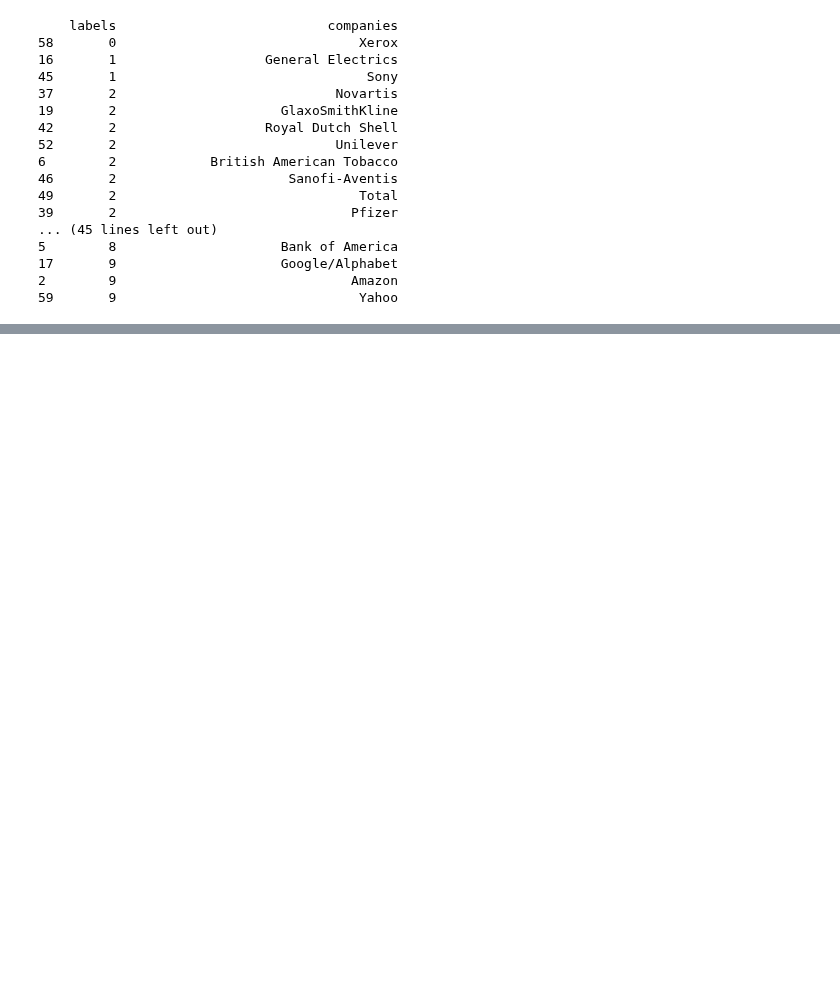
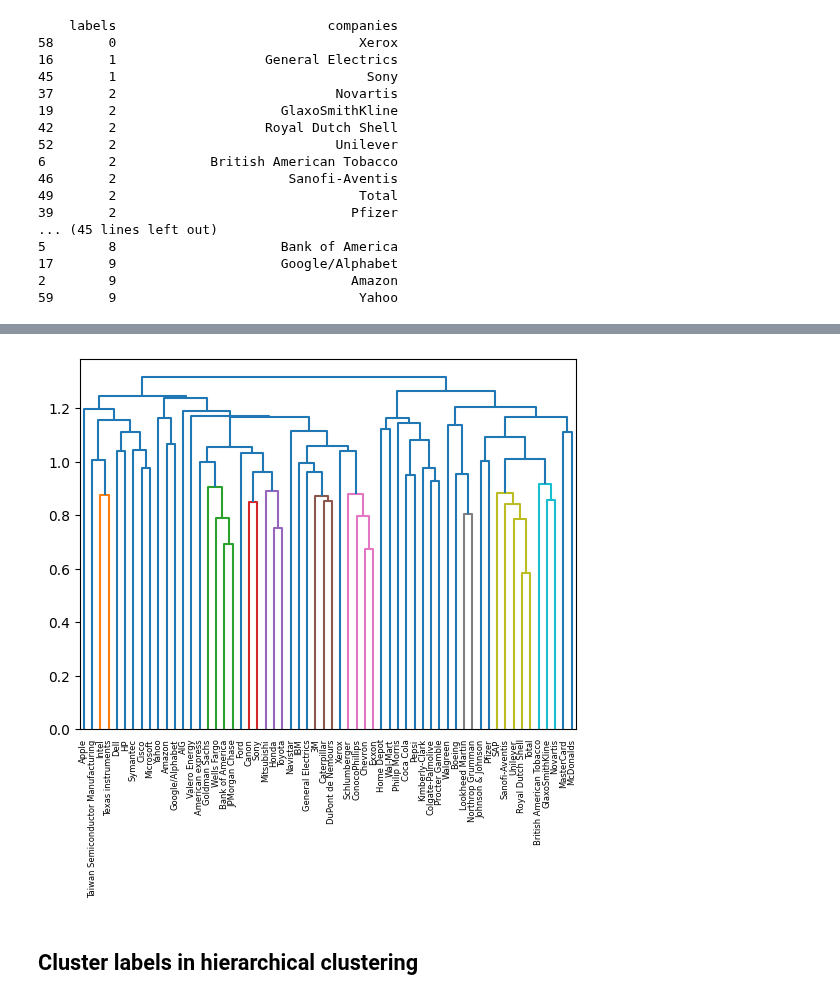
Before and after one commit to kesant/machine-learning-projects, a Jupyter notebook: Unsupervised learning/unsupervised_learning.ipynb, the cells around one changed output, grey strips where cells are left out. Drawn from its saved outputs; the diff is of its cells as text; code cells hidden in the pictures; blank space fills up the shorter version.

Commit message:
se realizaron ejemplos de visualizacion de datos usando herarchical clustering and TSNE

```diff
--- a/Unsupervised learning/unsupervised_learning.ipynb
+++ b/Unsupervised learning/unsupervised_learning.ipynb
@@ -277,0 +324,27 @@ print(df.sort_values(by="labels"))
+# %%
+df=pd.read_csv("./dataset/company-stock-movements-2010-2015-incl.csv")
+companies=df.iloc[:,0].copy()
+movements=df.iloc[:,1:].copy()
+# %%
+# Normalizar los movimientos
+normalized_movements = normalize(movements)
+
+# Calcular el enlace
+mergings = linkage(normalized_movements, method='complete')
+
+# Convertir companies a lista
+companies_list = companies.tolist()
+
+# Graficar el dendrograma
+dendrogram(mergings,
+           labels=companies_list,
+           leaf_rotation=90,
+           leaf_font_size=6,
+)
+
+# Mostrar el gráfico
+plt.show()
+# %% [output]
+[figure, added]
+# %% [markdown]
+## Cluster labels in hierarchical clustering
```
Also changed, not shown: parts of 29 cells of this notebook.
